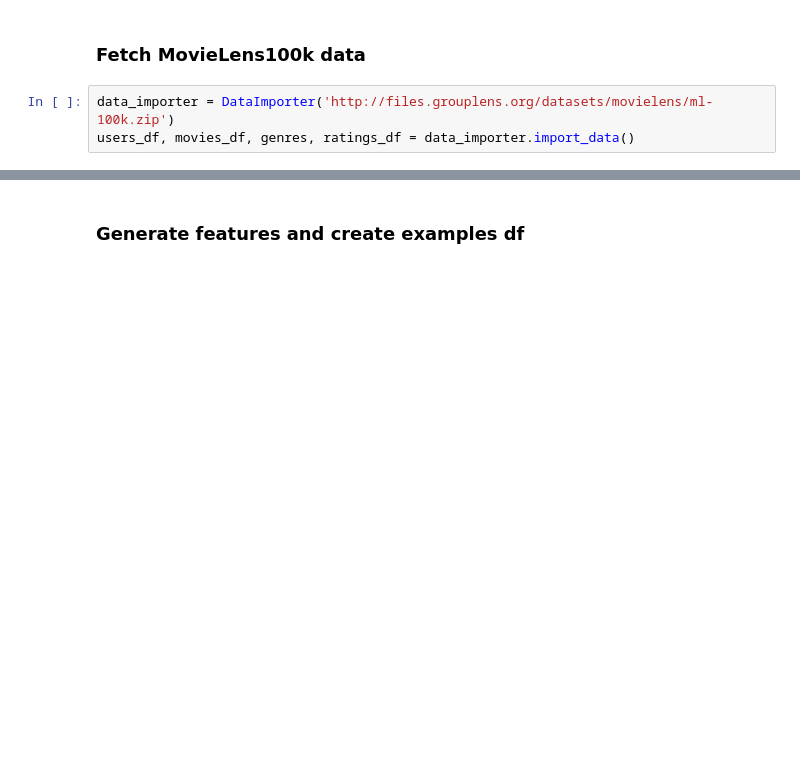
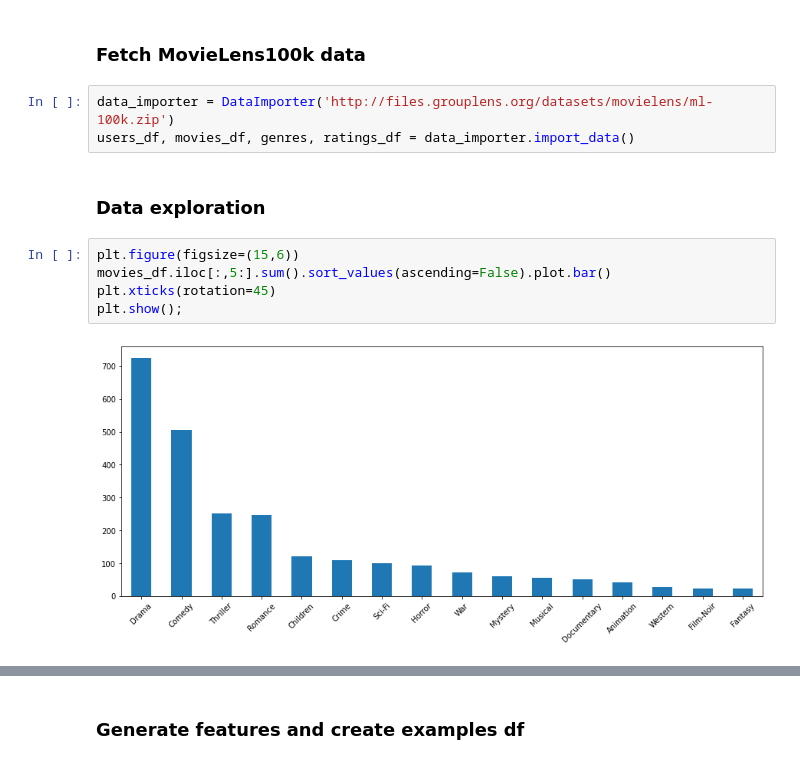
Before and after one commit to lotenn/recsys-3639-final-project, a Jupyter notebook: runner.ipynb, the cells around one changed output, grey strips where cells are left out. Drawn from its saved outputs; the diff is of its cells as text; blank space fills up the shorter version.

```diff
--- a/runner.ipynb
+++ b/runner.ipynb
@@ -32,3 +35,12 @@ from src.model.candidate_generation_from_transformer import CandidateGenerationT
 # %%
 data_importer = DataImporter('http://files.grouplens.org/datasets/movielens/ml-100k.zip')
 users_df, movies_df, genres, ratings_df = data_importer.import_data()
+# %% [markdown]
+### Data exploration
+# %%
+plt.figure(figsize=(15,6))
+movies_df.iloc[:,5:].sum().sort_values(ascending=False).plot.bar()
+plt.xticks(rotation=45)
+plt.show();
+# %% [output]
+[figure, added]
```
Also changed, not shown: parts of 19 cells of this notebook, 3 other files.
